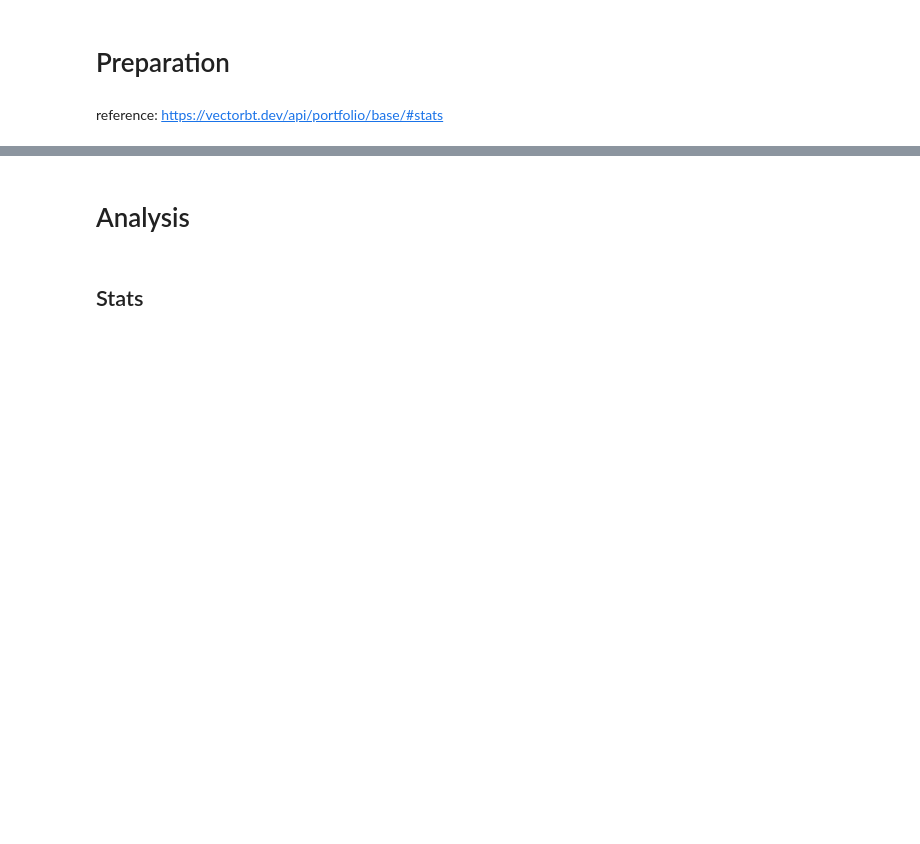
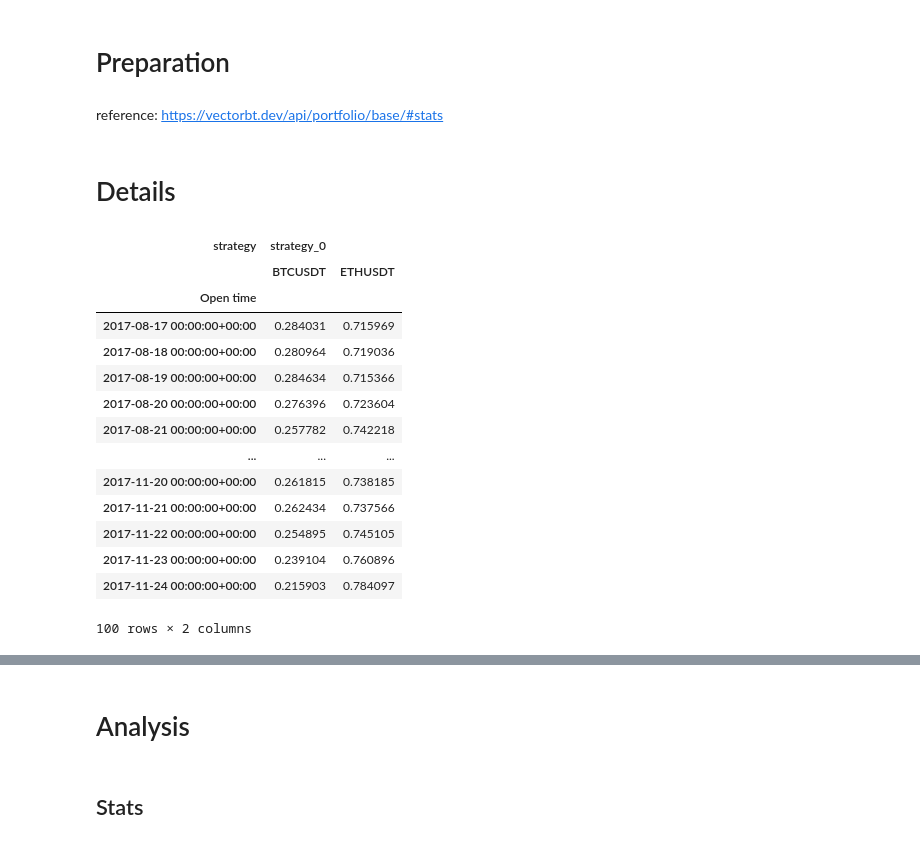
Before and after one commit to tomlupo/vectorbt_tools, a Jupyter notebook: examples/backtesting_analysis.ipynb, the cells around one changed output, grey strips where cells are left out. Saved outputs shown, nothing was run; the diff lists cells and outputs as text; code cells hidden in the pictures; blank space fills up the shorter version.

```diff
--- a/examples/backtesting_analysis.ipynb
+++ b/examples/backtesting_analysis.ipynb
@@ -9,3 +10,5 @@ pf = vbt.Portfolio.load('data/sample_backtest.pkl')
 # %%
 # parameters
 column = 0
+# %% [markdown]
+# Details
@@ -11,0 +18,23 @@ column = 0
+# %%
+# Calculate weights of the portfolio
+pf_asset_value = _pf.asset_value(group_by=False)
+pf_value = _pf.value()
+pf_weights = pf_asset_value.vbt / pf_value
+pf_weights.index = _pf.wrapper.index
+pf_weights
+# %% [output]
+| strategy | strategy_0 |  |
+|  | BTCUSDT | ETHUSDT |
+| Open time |  |  |
+| 2017-08-17 00:00:00+00:00 | 0.284031 | 0.715969 |
+| 2017-08-18 00:00:00+00:00 | 0.280964 | 0.719036 |
+| 2017-08-19 00:00:00+00:00 | 0.284634 | 0.715366 |
+| 2017-08-20 00:00:00+00:00 | 0.276396 | 0.723604 |
+| 2017-08-21 00:00:00+00:00 | 0.257782 | 0.742218 |
+| ... | ... | ... |
+| 2017-11-20 00:00:00+00:00 | 0.261815 | 0.738185 |
+| 2017-11-21 00:00:00+00:00 | 0.262434 | 0.737566 |
+| 2017-11-22 00:00:00+00:00 | 0.254895 | 0.745105 |
+| 2017-11-23 00:00:00+00:00 | 0.239104 | 0.760896 |
+| 2017-11-24 00:00:00+00:00 | 0.215903 | 0.784097 |
+100 rows × 2 columns
```
Also changed, not shown: parts of 11 cells of this notebook, 3 other files.
